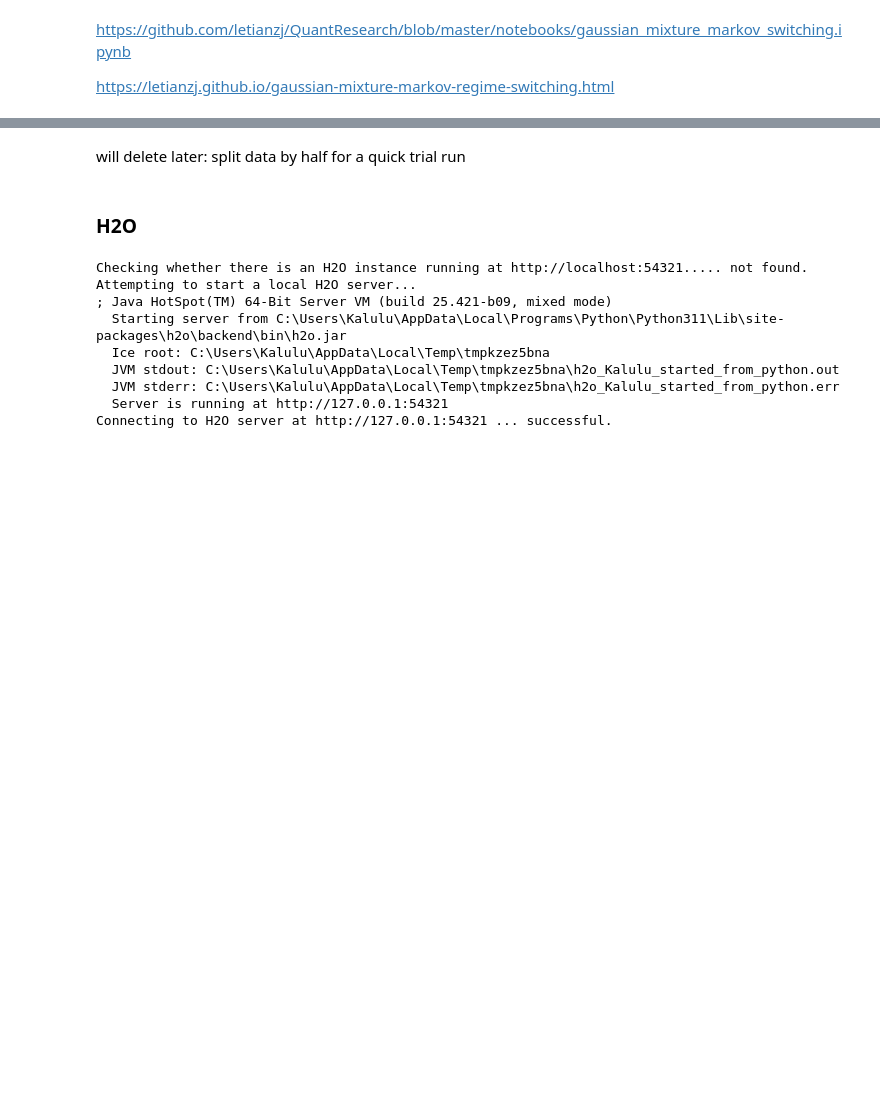
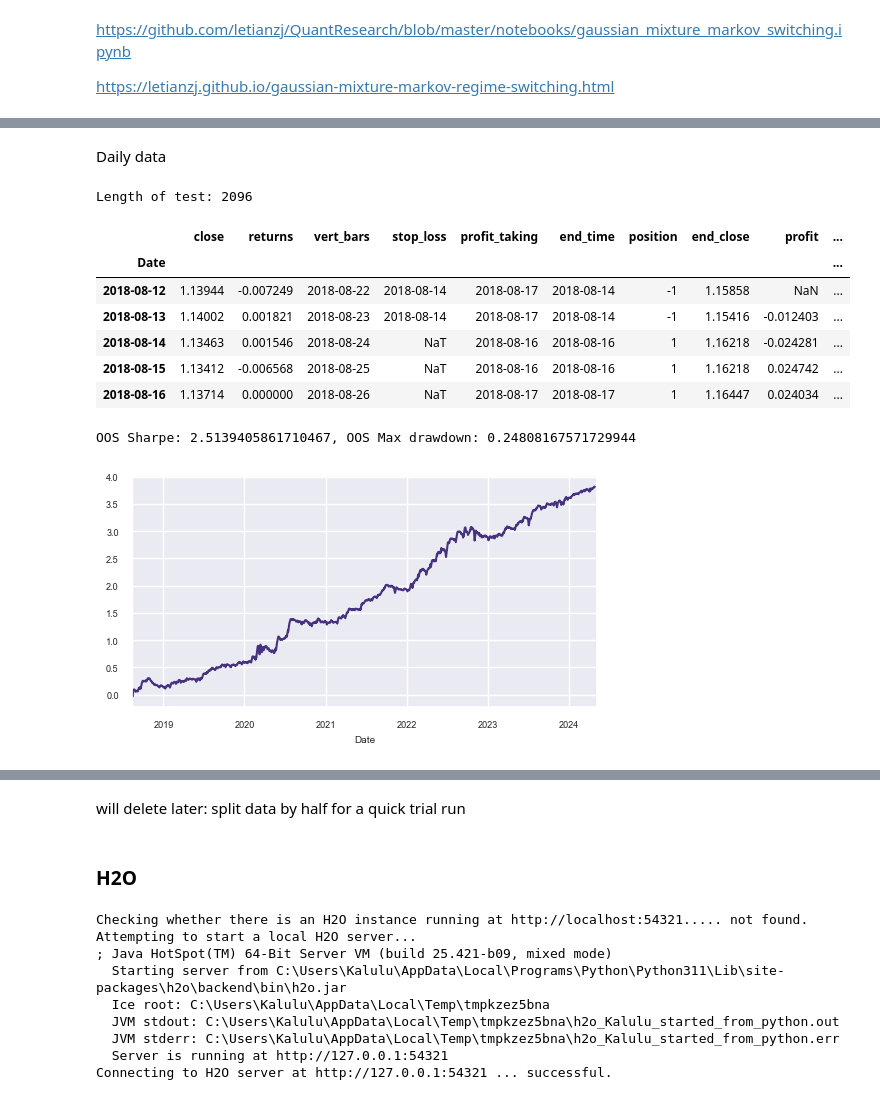
Before and after one commit to trungchien171/a1phas, a Jupyter notebook: forex/eurusd/overfit_or_legit.ipynb, the cells around one changed output, grey strips where cells are left out. Saved outputs shown, nothing was run; the diff lists cells and outputs as text; code cells hidden in the pictures; blank space fills up the shorter version.

```diff
--- a/forex/eurusd/overfit_or_legit.ipynb
+++ b/forex/eurusd/overfit_or_legit.ipynb
@@ -754,0 +395,39 @@ def max_drawdown(returns: np.ndarray) -> float:
+# %%
+def out_of_sample_test(
+    close: pd.DataFrame,
+    train_portion: int = 0.6,
+    order: int = 5,
+    num_days: int = 10,
+    ptsl: list = [1, 0.5],
+    span = 100
+):
+    df = generate_features(close, span, order)
+
+    split_index = int(len(df) * train_portion)
+    test = df.iloc[split_index:]
+
+    test = get_position(test, ptsl, num_days)
+    test.isna().sum()
+    test = get_labels(test)
+    test.dropna(subset='outcome')
+    print('Length of test:', len(test))
+    display(test.iloc[:5, [0, 1] + list(range(-8, 0))])
+    sharpe, max_dd = perf_metrics(test['profit'])
+    print(f'OOS Sharpe: {sharpe}, OOS Max drawdown: {max_dd}')
+    test.profit.cumsum().plot();
+# %% [markdown]
+Daily data
+# %%
+# EURUSD
+out_of_sample_test(prices_daily.iloc[:, 0], train_portion = 0.6, order = 2, num_days = 10, ptsl = [0.5, 0.5], span = 100)
+# %% [output]
+Length of test: 2096
+|  | close | returns | vert_bars | stop_loss | profit_taking | end_time | position | end_close | profit | ... |
+| Date |  |  |  |  |  |  |  |  |  | ... |
+| 2018-08-12 | 1.13944 | -0.007249 | 2018-08-22 | 2018-08-14 | 2018-08-17 | 2018-08-14 | -1 | 1.15858 | NaN | ... |
+| 2018-08-13 | 1.14002 | 0.001821 | 2018-08-23 | 2018-08-14 | 2018-08-17 | 2018-08-14 | -1 | 1.15416 | -0.012403 | ... |
+| 2018-08-14 | 1.13463 | 0.001546 | 2018-08-24 | NaT | 2018-08-16 | 2018-08-16 | 1 | 1.16218 | -0.024281 | ... |
+| 2018-08-15 | 1.13412 | -0.006568 | 2018-08-25 | NaT | 2018-08-16 | 2018-08-16 | 1 | 1.16218 | 0.024742 | ... |
+| 2018-08-16 | 1.13714 | 0.000000 | 2018-08-26 | NaT | 2018-08-17 | 2018-08-17 | 1 | 1.16447 | 0.024034 | ... |
+OOS Sharpe: 2.5139405861710467, OOS Max drawdown: 0.24808167571729944
+[figure, added]
```
Also changed, not shown: parts of 76 cells of this notebook.
